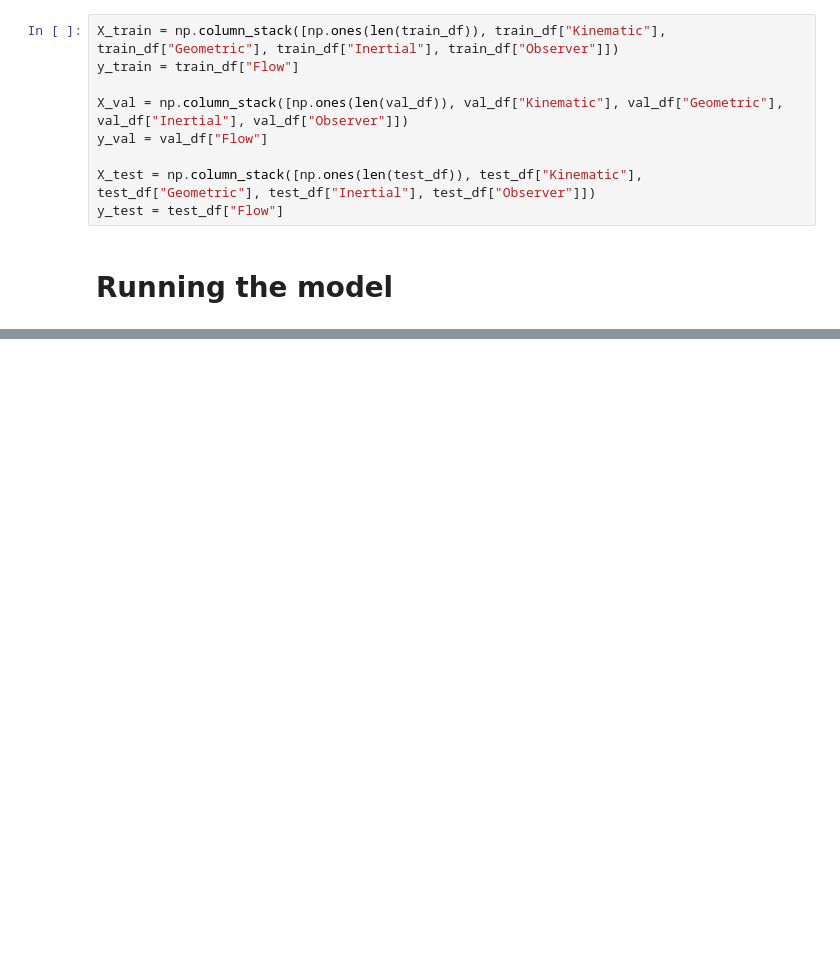
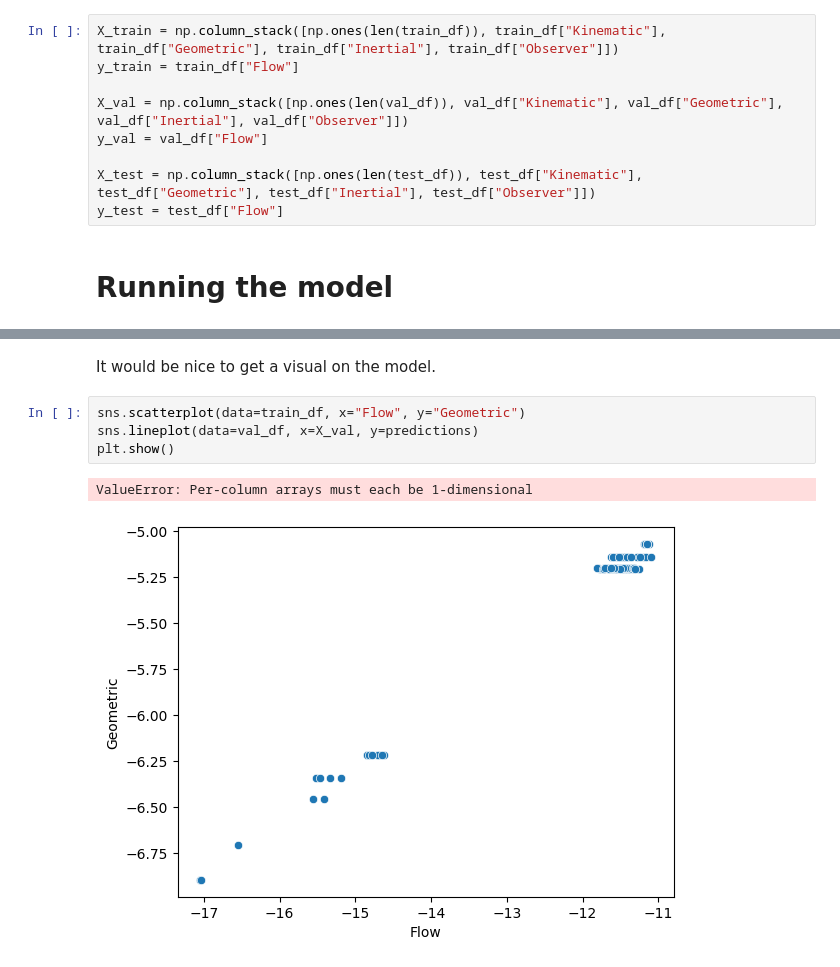
Before and after one commit to AlbotGoodman/stat_met, a Jupyter notebook: lab/analysis.ipynb, the cells around one changed output, grey strips where cells are left out. Saved outputs shown, nothing was run; the diff lists cells and outputs as text; blank space fills up the shorter version.

Commit message:
[LAB] did a code-along with an article and started visualising my previous model

```diff
--- a/lab/analysis.ipynb
+++ b/lab/analysis.ipynb
@@ -90,3 +95,12 @@ evaluation
   np.float64(2.4811437675466465e-38),
   np.float64(1.9768904516208276e-64),
   np.float64(1.2150603523737259e-39)]}
+# %% [markdown]
+It would be nice to get a visual on the model.
+# %%
+sns.scatterplot(data=train_df, x="Flow", y="Geometric")
+sns.lineplot(data=val_df, x=X_val, y=predictions)
+plt.show()
+# %% [output]
+ValueError: Per-column arrays must each be 1-dimensional
+[figure, added]
```
Also changed, not shown: parts of 3 cells of this notebook, 2 other files.
